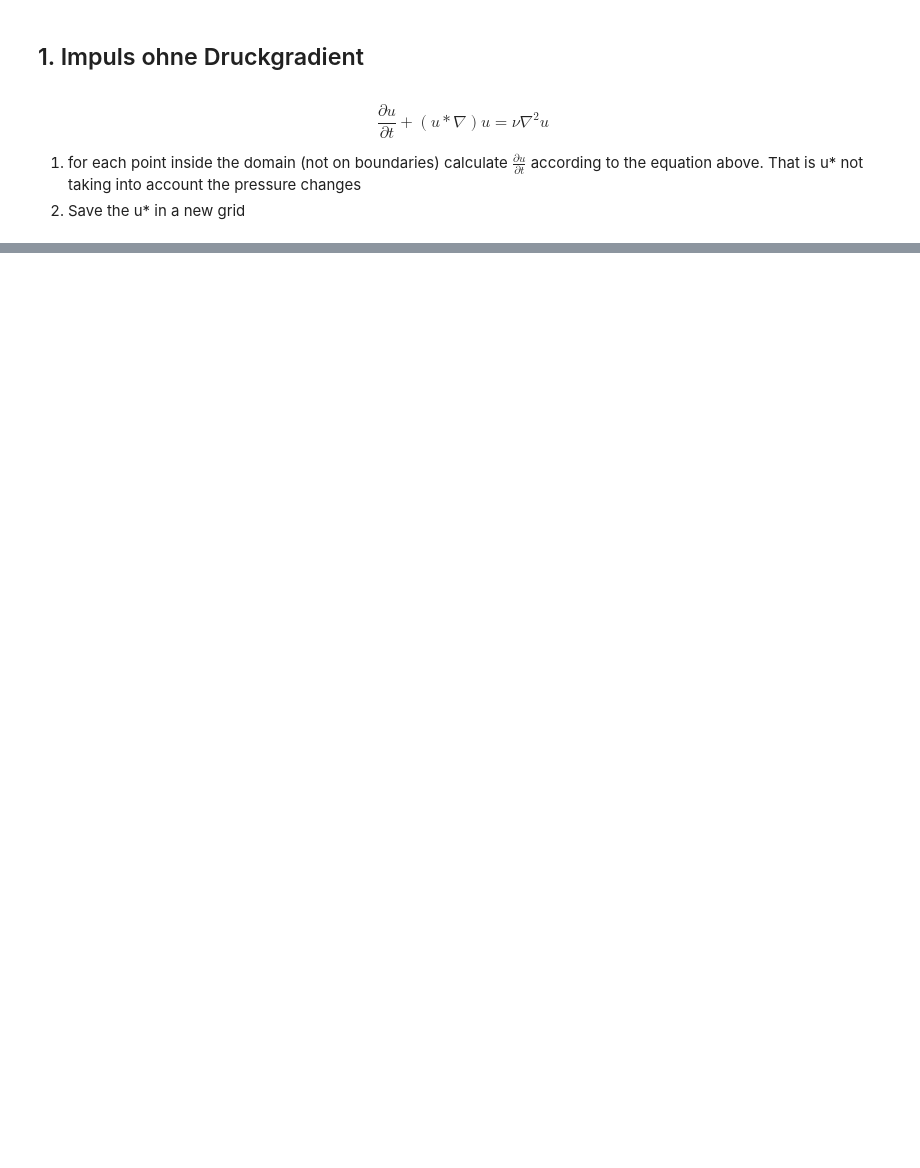
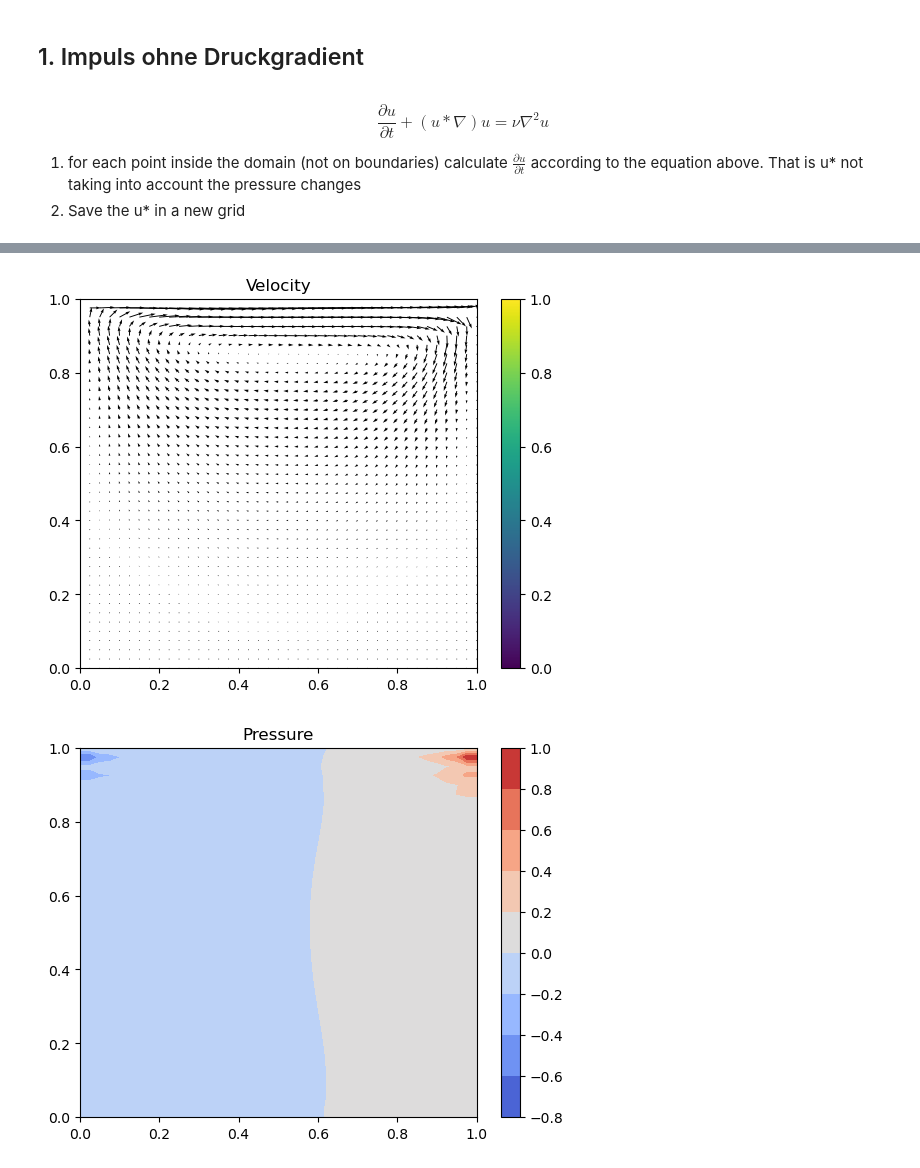
Before and after one commit to danielschafi/Lid-Driven-Cavity, a Jupyter notebook: lid_driven_cavity.ipynb, the cells around one changed output, grey strips where cells are left out. Saved outputs shown, nothing was run; the diff lists cells and outputs as text; code cells hidden in the pictures; blank space fills up the shorter version.

```diff
--- a/lid_driven_cavity.ipynb
+++ b/lid_driven_cavity.ipynb
@@ -224,5 +249,0 @@ class Grid():
-# %%
-grid = Grid(GRID_SIZE, DOMAIN_SIZE)
-grid.bc_enforce_pressure()
-grid.bc_enforce_velocity()
-grid_tmp = Grid(GRID_SIZE, DOMAIN_SIZE)
@@ -288,5 +331,10 @@ def laplace(grid: np.ndarray) -> np.ndarray:
 # %%
 def impulse_without_pressure_gradient(grid: Grid):
-    dux_dt = nu*laplace(grid.ux)*grid.ux - (d_dx(grid.ux))*grid.ux
-    duy_dt = nu*laplace(grid.uy)*grid.uy - (d_dy(grid.uy))*grid.uy
+    """
+    Calculate the impulse without pressure gradient as a tentative step
+
+    """
+    # difference of (x/y) velocity in x direction + difference of velocity in y direction
+    dux_dt = nu*laplace(grid.ux) - (d_dx(grid.ux)*grid.ux + d_dy(grid.ux)*grid.uy)
+    duy_dt = nu*laplace(grid.uy) - (d_dx(grid.uy)*grid.ux + d_dy(grid.uy)*grid.uy)
     return dux_dt, duy_dt
@@ -316,4 +340,0 @@ assert round((0.04 + 1.0 + 0.0 + 0.02 -4*0.01)/(h**2),2) == round(laplace(exampl
-# %%
-dux_dt, duy_dt = impulse_without_pressure_gradient(grid)
-grid_tmp.ux = dux_dt
-grid_tmp.uy = duy_dt
@@ -335,0 +341,59 @@ array([[1., 1., 1., ..., 1., 1., 1.],
+# %%
+# 0 Initialize Grids
+grid_0 = Grid(grid_size=GRID_SIZE, domain_size=DOMAIN_SIZE) # previous time step
+grid_tent = Grid(grid_size=GRID_SIZE, domain_size=DOMAIN_SIZE) # tentative time step
+grid_1 = Grid(grid_size=GRID_SIZE, domain_size=DOMAIN_SIZE) # next time step
+
+# Set initial conditions
+grid_0.bc_enforce_pressure()
+grid_0.bc_enforce_velocity()
+
+
+for _ in tqdm(range(ITERATIONS)):
+
+    # 1 Momentum without pressure
+    # Calculate the tentative velocity before taking into account the pressure
+    dux_dt, duy_dt = impulse_without_pressure_gradient(grid_0)
+    grid_tent.ux = grid_0.ux + dux_dt * delta_t
+    grid_tent.uy = grid_0.uy + duy_dt * delta_t
+
+    # 1.1 Enforce velocity boundary conditions
+    grid_tent.bc_enforce_velocity()
+
+    # 2.1 Solve RHS of the pressure poisson equation
+    rhs_ppe = (rho/delta_t) * (d_dx(grid_tent.ux) + d_dy(grid_tent.uy))
+
+    # 2.2 Using the RHS to calculate the pressure in the PPE
+    # Solve equation with jacobi
+    for i in range(pressure_poisson_iterations): # Or till smaller than Tol
+        grid_1.p = np.zeros_like(grid_0.p)
+        grid_1.p[1:-1,1:-1] = 0.25 * (grid_0.p[1:-1, 2:] +
+                                        grid_0.p[1:-1, :-2] +
+                                        grid_0.p[2:,1:-1] +
+                                        grid_0.p[:-2,1:-1] - h**2 * rhs_ppe[1:-1,1:-1])
+
+        # 2.3 Enforce pressure boundary condition
+        grid_1.bc_enforce_pressure()
+        grid_0.p = grid_1.p
+
+    # 3.1 Correct the velocity with the pressure
+    grid_1.ux = grid_tent.ux - (delta_t/rho) * d_dx(grid_1.p) / rho
+    grid_1.uy = grid_tent.uy - (delta_t/rho) * d_dy(grid_1.p) / rho
+
+    # 3.2 Enforce velocity boundary conditions
+    grid_1.bc_enforce_velocity()
+
+
+    # 4 Update the grid for the next iteration
+    grid_0.ux = grid_1.ux
+    grid_0.uy = grid_1.uy
+    grid_0.p = grid_1.p
+
+
+
+grid_0.plot_velocity(streamplot=True)
+grid_0.plot_pressure()
+grid_0.plot_everything(streamplot=True)
+# %% [output]
+[figure, added]
+[figure, added]
```
Also changed, not shown: parts of 16 cells of this notebook, 2 other files.
